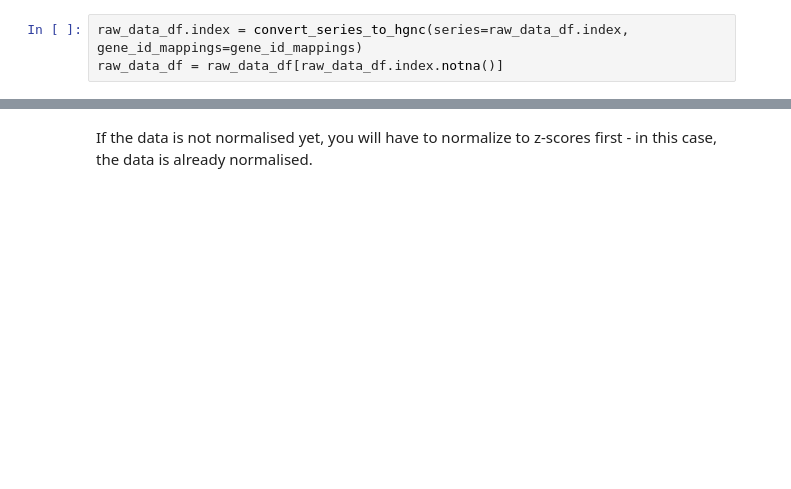
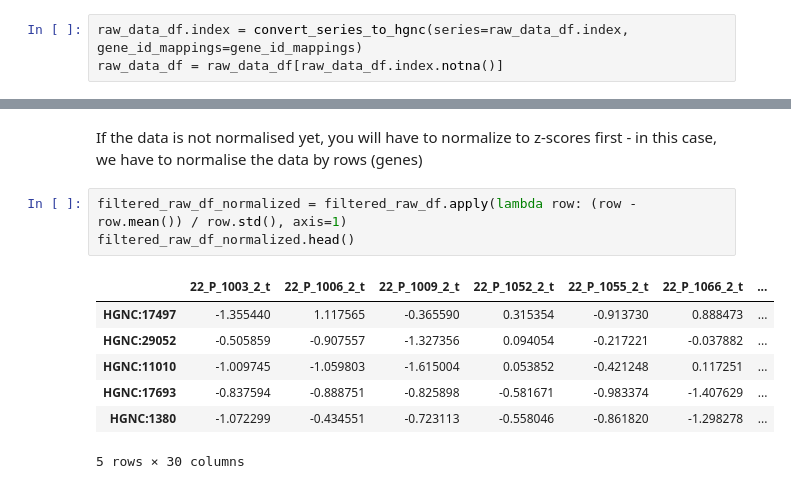
Before and after one commit to DavidosRB/Python-DiCE, a Jupyter notebook: notebooks/example_workflow.ipynb, the cells around one changed output, grey strips where cells are left out. Drawn from its saved outputs; the diff is of its cells as text; blank space fills up the shorter version.

```diff
--- a/notebooks/example_workflow.ipynb
+++ b/notebooks/example_workflow.ipynb
@@ -225,5 +243,16 @@ TODO: Now we simply filter the raw data by filtering all rows and only keeping t
 # %% [markdown]
-If the data is not normalised yet, you will have to normalize to z-scores first - in this case, the data is already normalised.
+If the data is not normalised yet, you will have to normalize to z-scores first - in this case, we have to normalise the data by rows (genes)
+# %%
+filtered_raw_df_normalized = filtered_raw_df.apply(lambda row: (row - row.mean()) / row.std(), axis=1)
+filtered_raw_df_normalized.head()
+# %% [output]
+|  | 22_P_1003_2_t | 22_P_1006_2_t | 22_P_1009_2_t | 22_P_1052_2_t | 22_P_1055_2_t | 22_P_1066_2_t | ... |
+| HGNC:17497 | -1.355440 | 1.117565 | -0.365590 | 0.315354 | -0.913730 | 0.888473 | ... |
+| HGNC:29052 | -0.505859 | -0.907557 | -1.327356 | 0.094054 | -0.217221 | -0.037882 | ... |
+| HGNC:11010 | -1.009745 | -1.059803 | -1.615004 | 0.053852 | -0.421248 | 0.117251 | ... |
+| HGNC:17693 | -0.837594 | -0.888751 | -0.825898 | -0.581671 | -0.983374 | -1.407629 | ... |
+| HGNC:1380 | -1.072299 | -0.434551 | -0.723113 | -0.558046 | -0.861820 | -1.298278 | ... |
+5 rows × 30 columns
 # %% [markdown]
 ## Phase II: selection of most discriminative genes using IG
 
```
Also changed, not shown: parts of 28 cells of this notebook, 1 other file.
